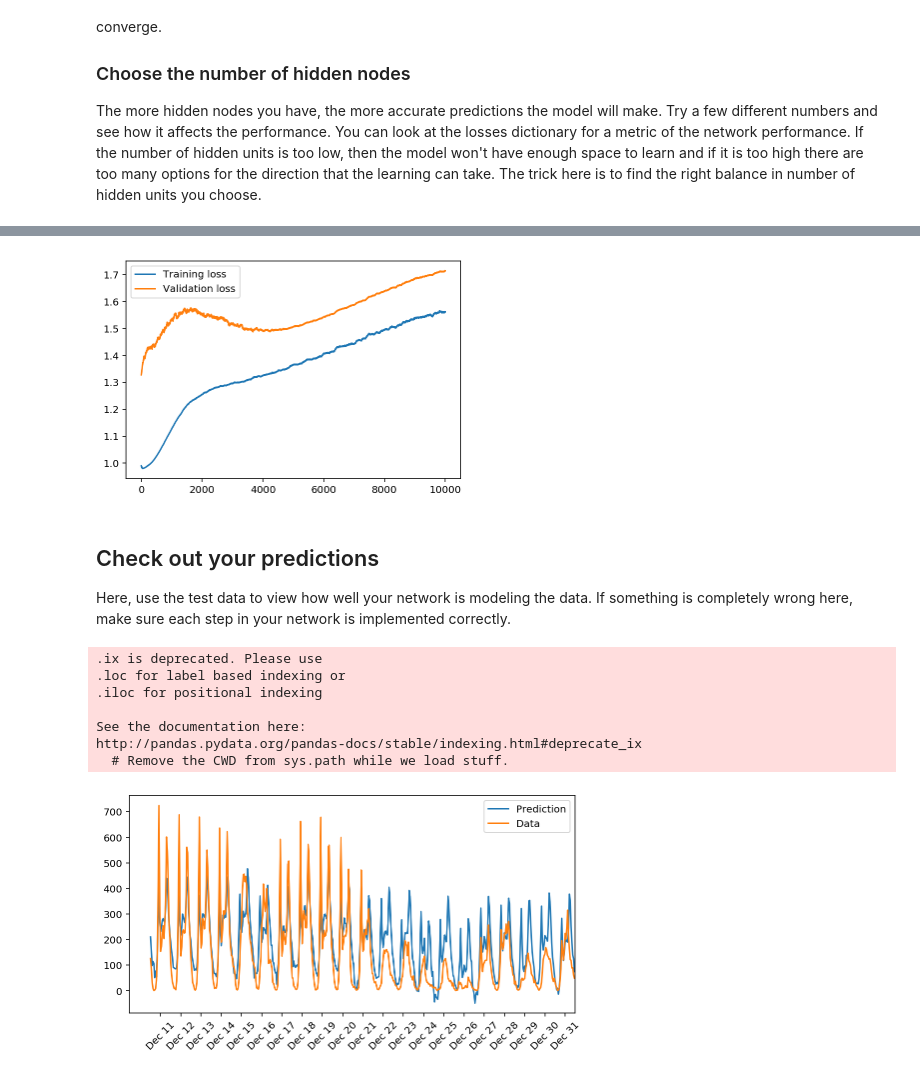
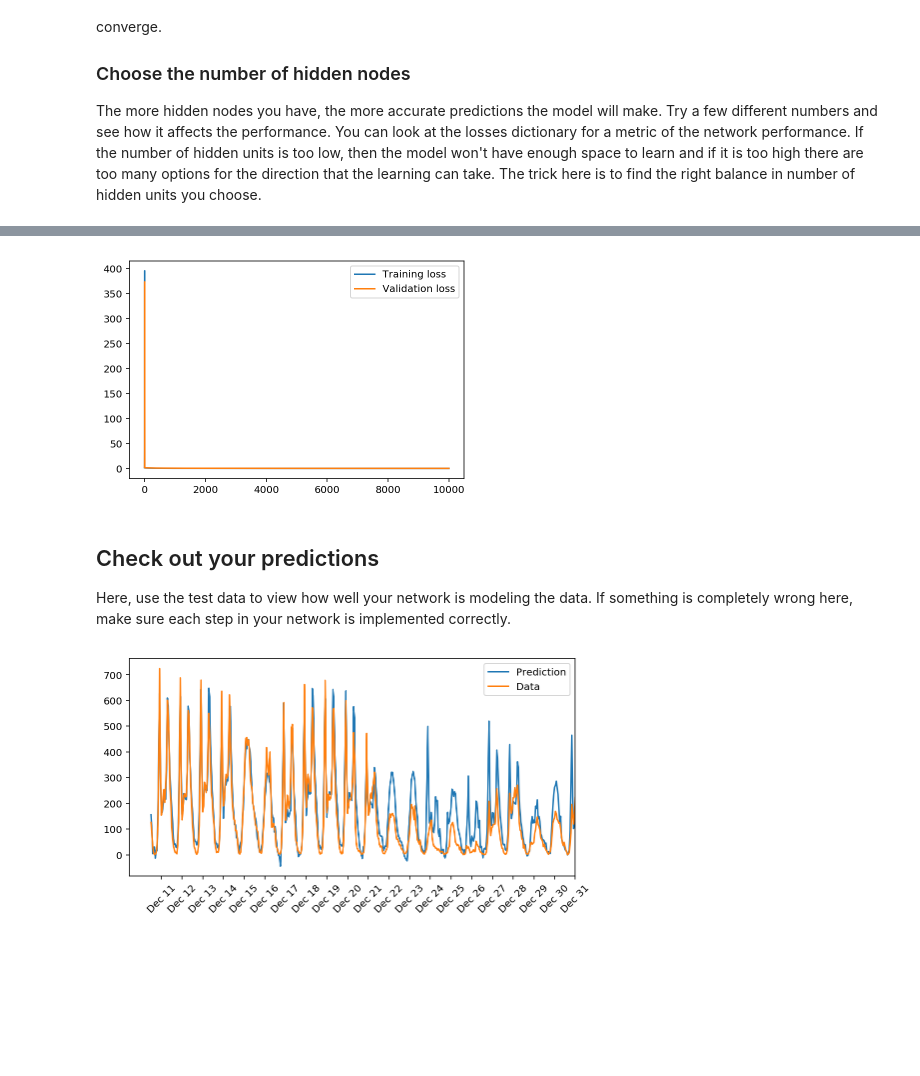
Before and after one commit to CharlesBradshaw/DeepLearning-FirstNN, a Jupyter notebook: Your_first_neural_network.ipynb, the cells around one changed output, grey strips where cells are left out. Drawn from its saved outputs; the diff is of its cells as text; code cells hidden in the pictures; blank space fills up the shorter version.

```diff
--- a/Your_first_neural_network.ipynb
+++ b/Your_first_neural_network.ipynb
@@ -175,10 +175,10 @@ class NeuralNetwork(object):
 
 
     def run(self, features):
-        hidden_inputs = np.matmul(self.weights_input_to_hidden.T,features.T)
+        hidden_inputs = np.dot(features, self.weights_input_to_hidden)
         hidden_outputs = self.activation_function(hidden_inputs)
 
-        final_inputs = np.matmul(self.weights_hidden_to_output.T,hidden_outputs)
+        final_inputs = np.dot(hidden_outputs, self.weights_hidden_to_output)
         final_outputs = final_inputs
 
         return final_outputs
@@ -284,8 +284,8 @@ import sys
 
 ### Set the hyperparameters here ###
 iterations = 10000
-learning_rate = 0.01
-hidden_nodes = 8
+learning_rate = 0.2
+hidden_nodes = 64
 output_nodes = 1
 
 N_i = train_features.shape[1]
@@ -334,7 +334,7 @@ plt.plot(losses['validation'], label='Validation loss')
 plt.legend()
 _ = plt.ylim()
 # %% [output]
-[figure, old version]
+[figure, new version]
 # %% [markdown]
 ## Check out your predictions
 
@@ -342,26 +342,19 @@ Here, use the test data to view how well your network is modeling the data. If s
 # %%
 fig, ax = plt.subplots(figsize=(8,4))
 
 mean, std = scaled_features['cnt']
 predictions = network.run(test_features).T*std + mean
-ax.plot(predictions, label='Prediction')
+ax.plot(predictions[0], label='Prediction')
 ax.plot((test_targets['cnt']*std + mean).values, label='Data')
 ax.set_xlim(right=len(predictions))
 ax.legend()
 
 dates = pd.to_datetime(rides.ix[test_data.index]['dteday'])
 dates = dates.apply(lambda d: d.strftime('%b %d'))
 ax.set_xticks(np.arange(len(dates))[12::24])
 _ = ax.set_xticklabels(dates[12::24], rotation=45)
 # %% [output]
-.ix is deprecated. Please use
-.loc for label based indexing or
-.iloc for positional indexing
-
-See the documentation here:
-http://pandas.pydata.org/pandas-docs/stable/indexing.html#deprecate_ix
-  # Remove the CWD from sys.path while we load stuff.
-[figure, old version]
+[figure, new version]
 # %% [markdown]
 ## OPTIONAL: Thinking about your results(this question will not be evaluated in the rubric).
 
```
Also changed, not shown: parts of 3 cells of this notebook, 1 other file.
